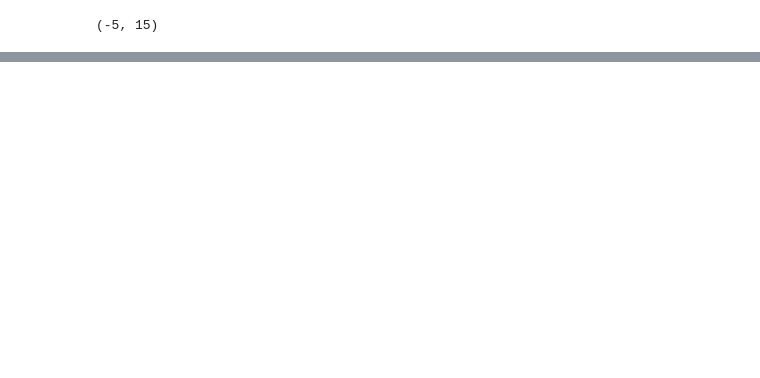
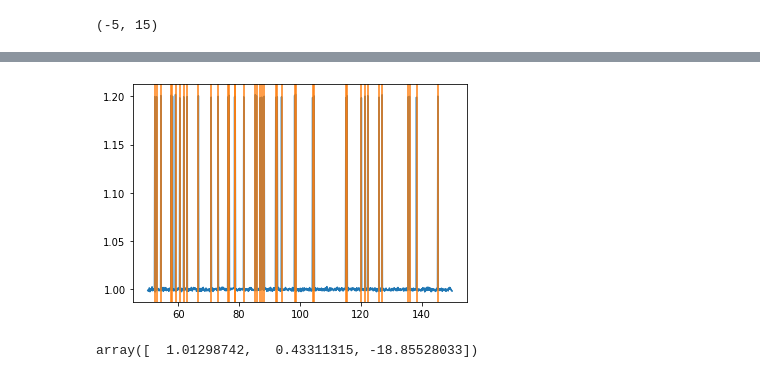
Before and after one commit to edges-collab/edges-cal, a Jupyter notebook: devel/rfi_exploration.ipynb, the cells around one changed output, grey strips where cells are left out. Drawn from its saved outputs; the diff is of its cells as text; code cells hidden in the pictures; blank space fills up the shorter version.

```diff
--- a/devel/rfi_exploration.ipynb
+++ b/devel/rfi_exploration.ipynb
@@ -562,0 +659,13 @@ ax[2].set_ylim((-5, 15))
+# %%
+flags, info = xrfi.xrfi_model_sweep(sky, threshold=5, max_iter=10, use_median=True)
+# %%
+plt.plot(freq, sky)
+for i, flg in enumerate(flags):
+    if flg:
+        plt.axvline(freq[i], color='C1')
+# %% [output]
+[figure, added]
+# %%
+info['params'][0]
+# %% [output]
+array([  1.01298742,   0.43311315, -18.85528033])
```
Also changed, not shown: parts of 16 cells of this notebook, 3 other files.
